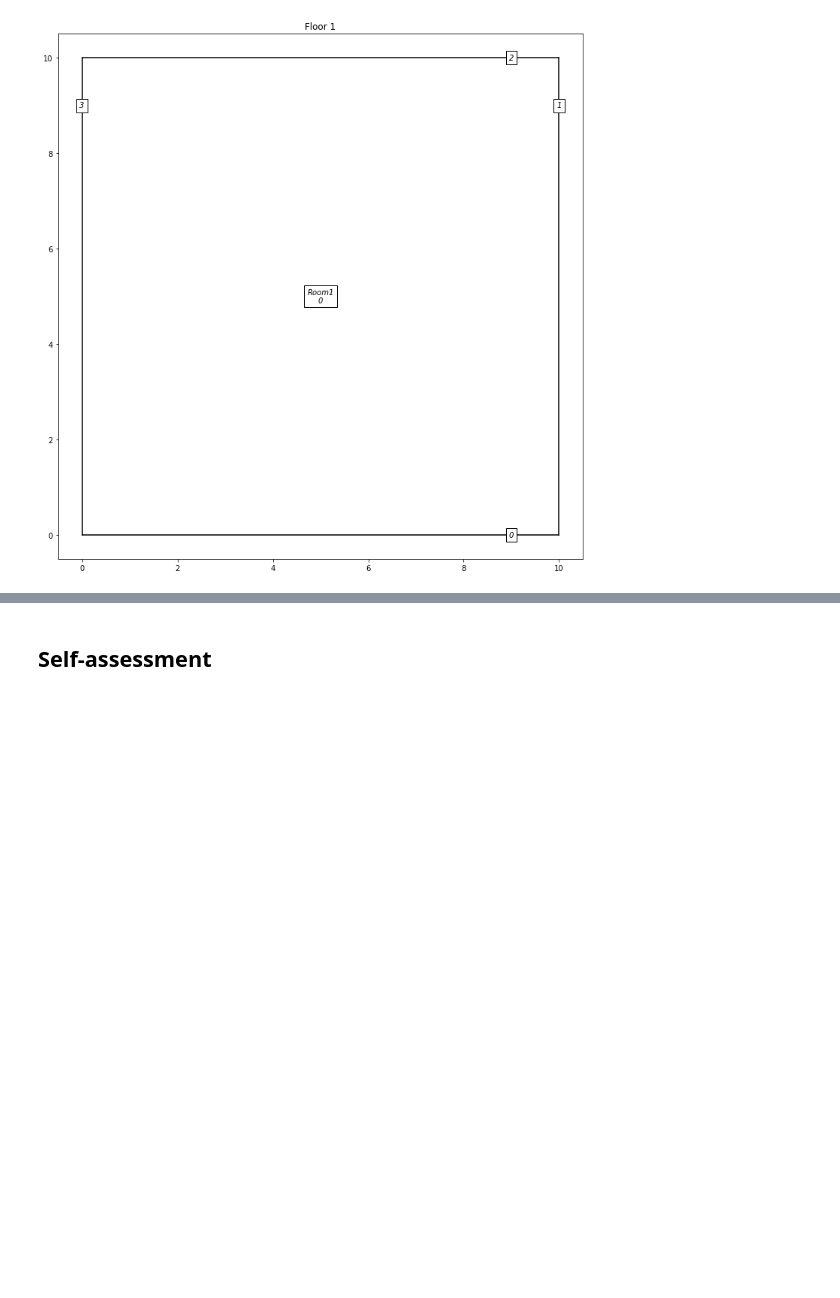
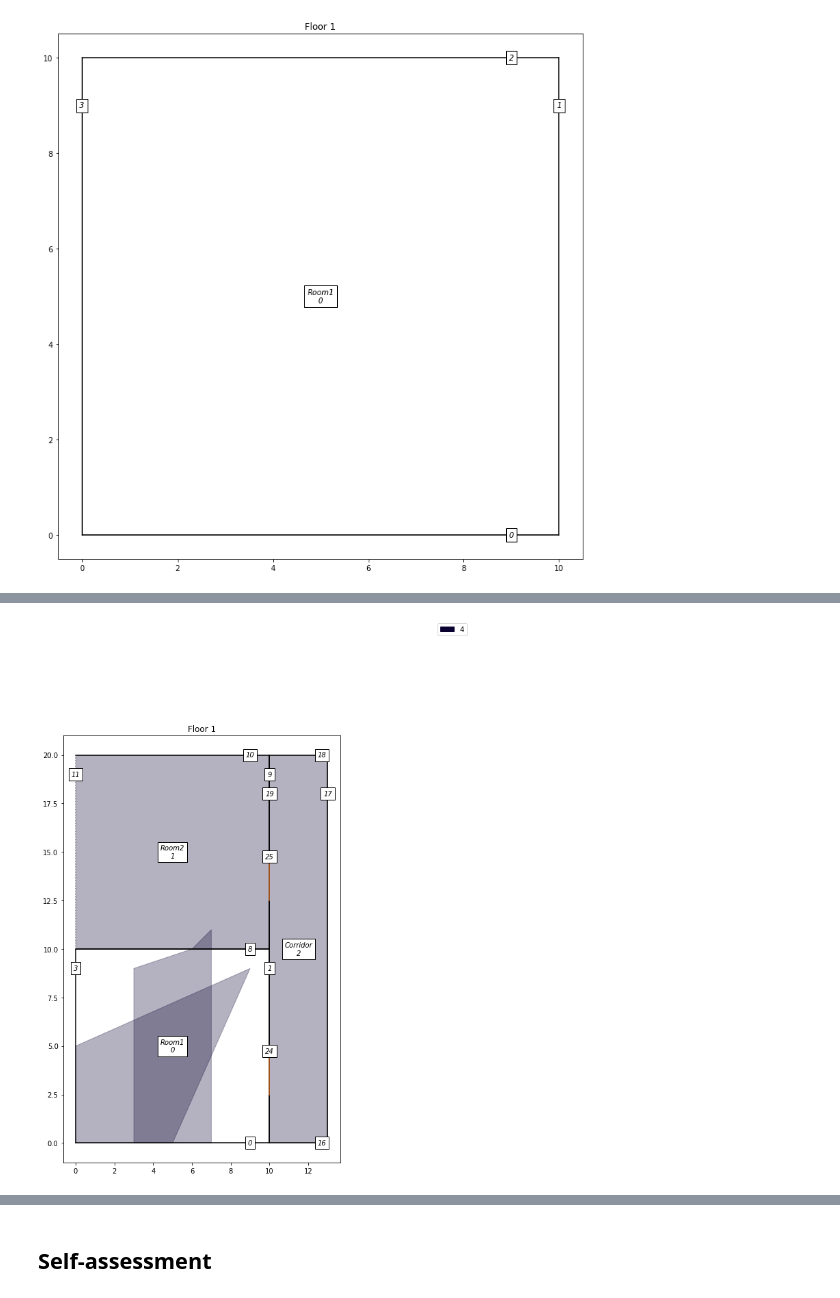
Before and after one commit to karim-zaidi/digital_twin, a Jupyter notebook: Showcase.ipynb, the cells around one changed output, grey strips where cells are left out. Saved outputs shown, nothing was run; the diff lists cells and outputs as text; code cells hidden in the pictures; blank space fills up the shorter version.

```diff
--- a/Showcase.ipynb
+++ b/Showcase.ipynb
@@ -161,0 +162,5 @@ AssertionError: The polygon is not valid
+# %%
+building.add_composite_zone(1, [2,3])
+building.visualize()
+# %% [output]
+[figure, added]
```
Also changed, not shown: parts of 17 cells of this notebook, 3 other files.
